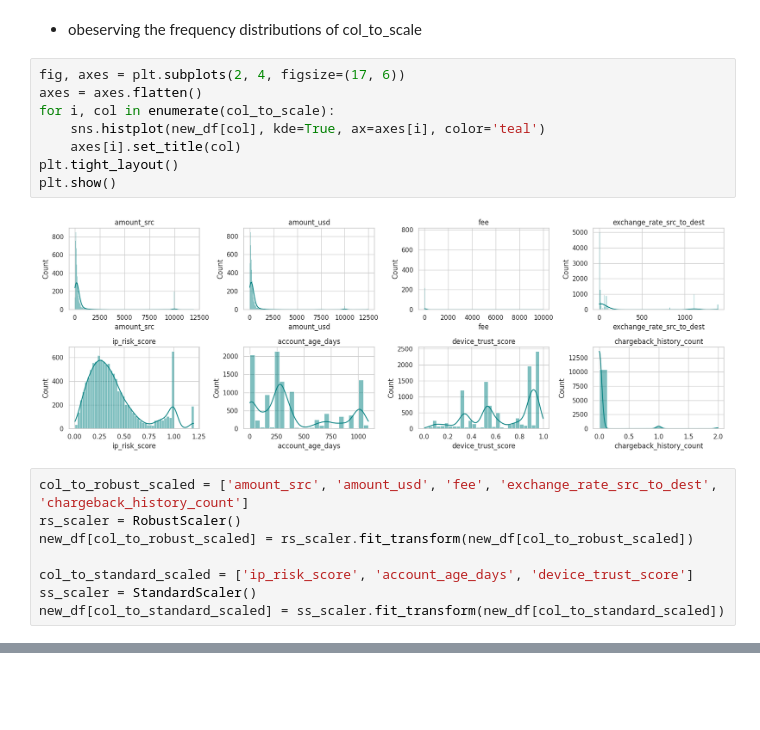
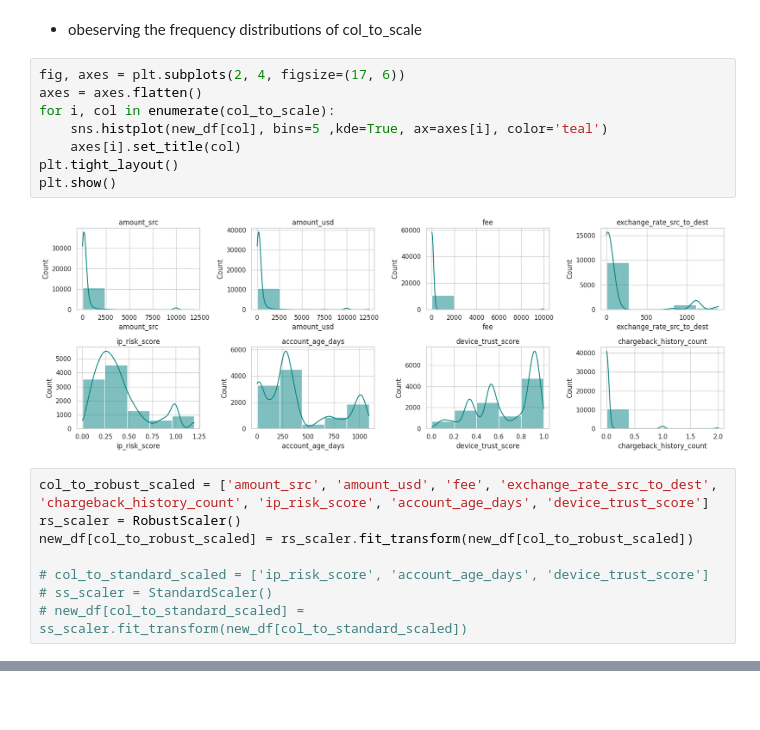
Before and after one commit to bayonlede/novaPay_Fraud_Detection_Model, a Jupyter notebook: notebooks/NovaPay_Model_Training.ipynb, the cells around one changed output, grey strips where cells are left out. Saved outputs shown, nothing was run; the diff lists cells and outputs as text.

```diff
--- a/notebooks/NovaPay_Model_Training.ipynb
+++ b/notebooks/NovaPay_Model_Training.ipynb
@@ -244,21 +244,21 @@ col_to_scale = ['amount_src', 'amount_usd', 'fee', 'exchange_rate_src_to_dest',
 # %%
 fig, axes = plt.subplots(2, 4, figsize=(17, 6))
 axes = axes.flatten()
 for i, col in enumerate(col_to_scale):
-    sns.histplot(new_df[col], kde=True, ax=axes[i], color='teal')
+    sns.histplot(new_df[col], bins=5 ,kde=True, ax=axes[i], color='teal')
     axes[i].set_title(col)
 plt.tight_layout()
 plt.show()
 # %% [output]
-[figure, old version]
+[figure, new version]
 # %%
-col_to_robust_scaled = ['amount_src', 'amount_usd', 'fee', 'exchange_rate_src_to_dest', 'chargeback_history_count']
+col_to_robust_scaled = ['amount_src', 'amount_usd', 'fee', 'exchange_rate_src_to_dest', 'chargeback_history_count', 'ip_risk_score', 'account_age_days', 'device_trust_score']
 rs_scaler = RobustScaler()
 new_df[col_to_robust_scaled] = rs_scaler.fit_transform(new_df[col_to_robust_scaled])
 
-col_to_standard_scaled = ['ip_risk_score', 'account_age_days', 'device_trust_score']
-ss_scaler = StandardScaler()
-new_df[col_to_standard_scaled] = ss_scaler.fit_transform(new_df[col_to_standard_scaled])
+# col_to_standard_scaled = ['ip_risk_score', 'account_age_days', 'device_trust_score']
+# ss_scaler = StandardScaler()
+# new_df[col_to_standard_scaled] = ss_scaler.fit_transform(new_df[col_to_standard_scaled])
 # %%
 new_df.head(2)
 # %% [output]
```
Also changed, not shown: parts of 17 cells of this notebook, 4 other files.
